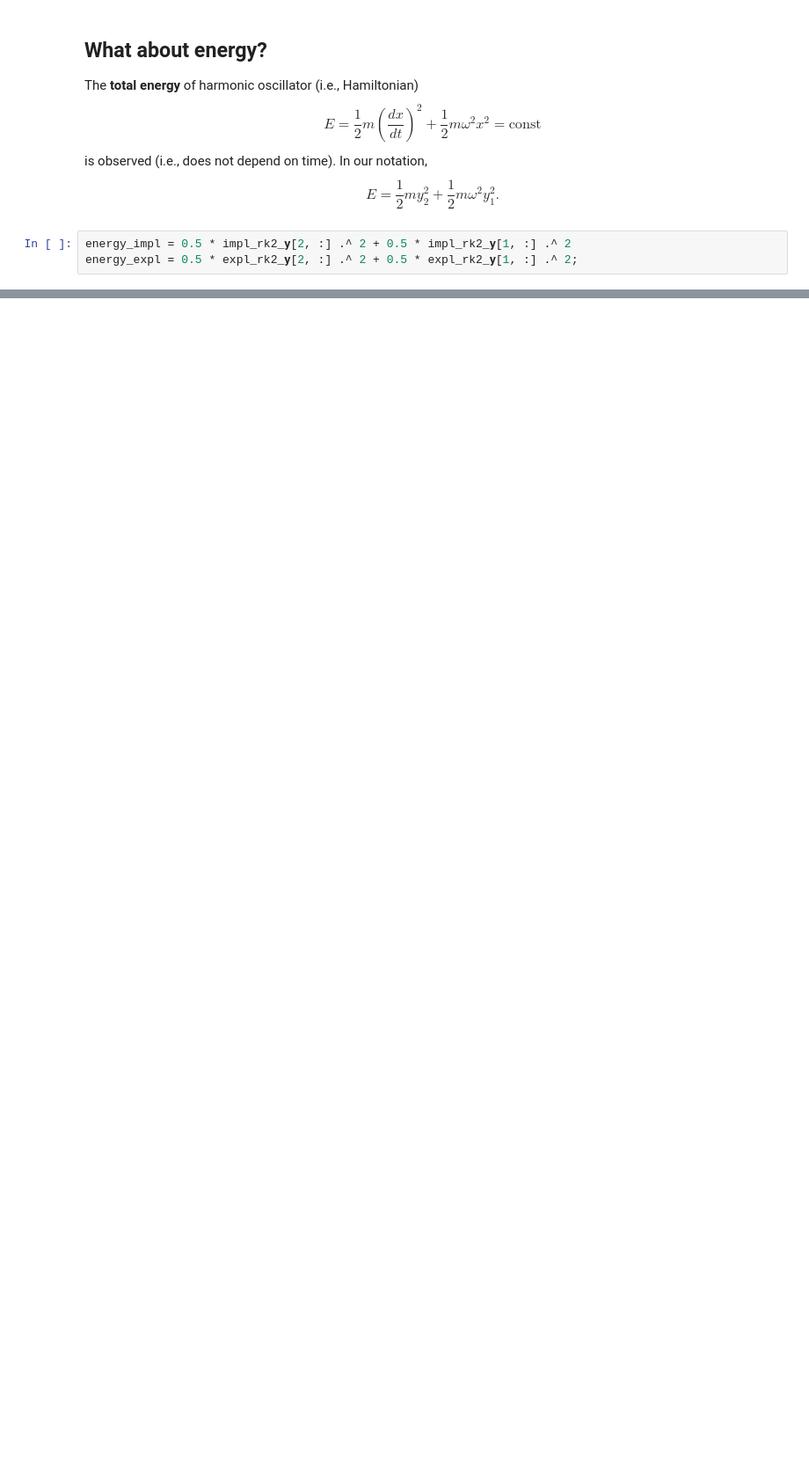
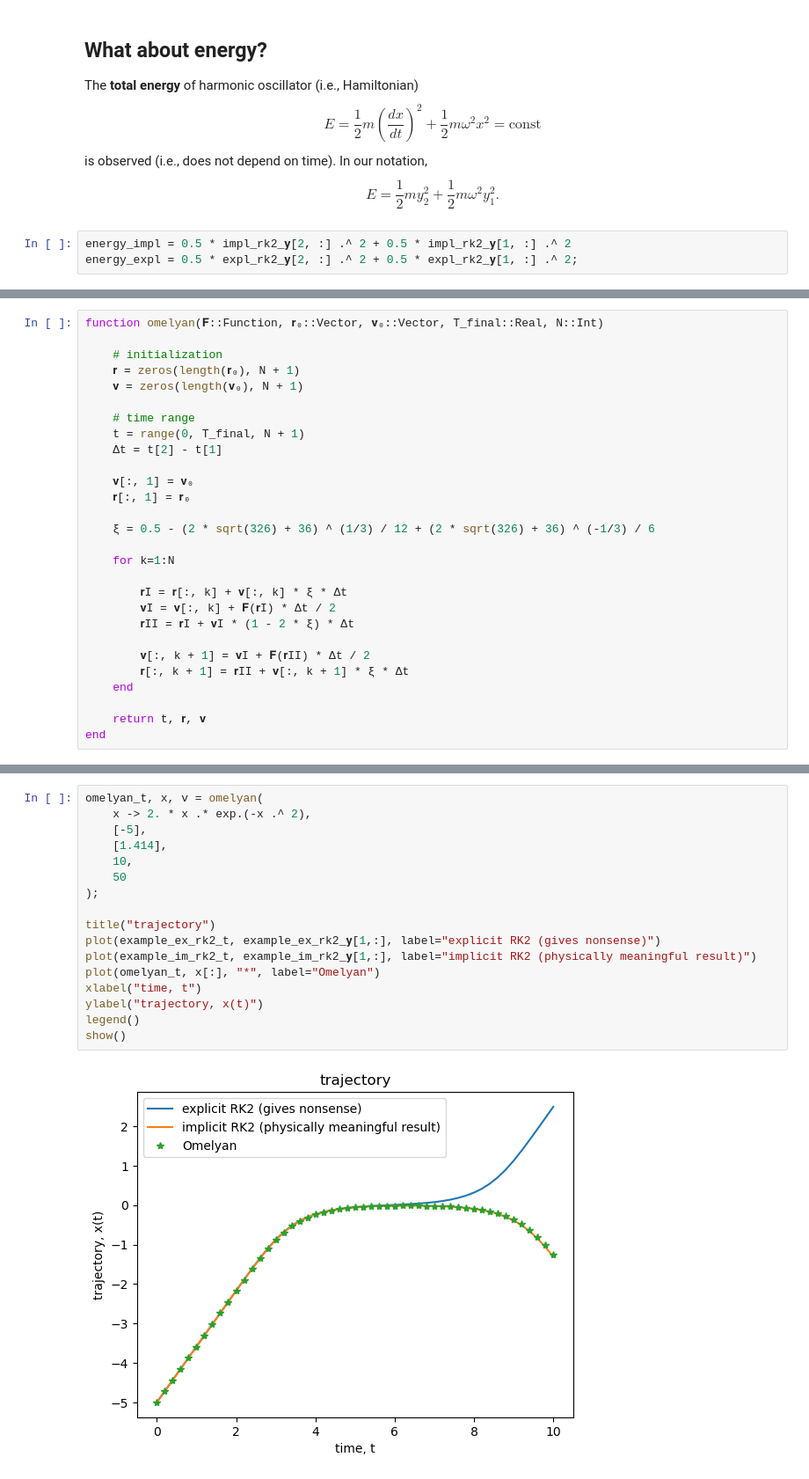
Before and after one commit to tkeegan12/Course_Computational_Physics_and_Engineering, a Jupyter notebook: Module3_Ordinary_Differential_Equations.ipynb, the cells around one changed output, grey strips where cells are left out. Shown at 88% size. Cells and saved outputs as stored; diff of their text form; blank space fills up the shorter version.

```diff
--- a/Module3_Ordinary_Differential_Equations.ipynb
+++ b/Module3_Ordinary_Differential_Equations.ipynb
@@ -480,0 +564,28 @@ show()
+# %%
+function omelyan(𝐅::Function, 𝐫₀::Vector, 𝐯₀::Vector, T_final::Real, N::Int)
+
+    # initialization
+    𝐫 = zeros(length(𝐫₀), N + 1)
+    𝐯 = zeros(length(𝐯₀), N + 1)
+
+    # time range
+    t = range(0, T_final, N + 1)
+    Δt = t[2] - t[1]
+
+    𝐯[:, 1] = 𝐯₀
+    𝐫[:, 1] = 𝐫₀
+
+    ξ = 0.5 - (2 * sqrt(326) + 36) ^ (1/3) / 12 + (2 * sqrt(326) + 36) ^ (-1/3) / 6
+
+    for k=1:N
+
+        𝐫I = 𝐫[:, k] + 𝐯[:, k] * ξ * Δt
+        𝐯I = 𝐯[:, k] + 𝐅(𝐫I) * Δt / 2
+        𝐫II = 𝐫I + 𝐯I * (1 - 2 * ξ) * Δt
+
+        𝐯[:, k + 1] = 𝐯I + 𝐅(𝐫II) * Δt / 2
+        𝐫[:, k + 1] = 𝐫II + 𝐯[:, k + 1] * ξ * Δt
+    end
+
+    return t, 𝐫, 𝐯
+end
@@ -480,0 +594,19 @@ show()
+# %%
+omelyan_t, x, v = omelyan(
+    x -> 2. * x .* exp.(-x .^ 2),
+    [-5],
+    [1.414],
+    10,
+    50
+);
+
+title("trajectory")
+plot(example_ex_rk2_t, example_ex_rk2_𝐲[1,:], label="explicit RK2 (gives nonsense)")
+plot(example_im_rk2_t, example_im_rk2_𝐲[1,:], label="implicit RK2 (physically meaningful result)")
+plot(omelyan_t, x[:], "*", label="Omelyan")
+xlabel("time, t")
+ylabel("trajectory, x(t)")
+legend()
+show()
+# %% [output]
+[figure, added]
```
Also changed, not shown: parts of 10 cells of this notebook.
